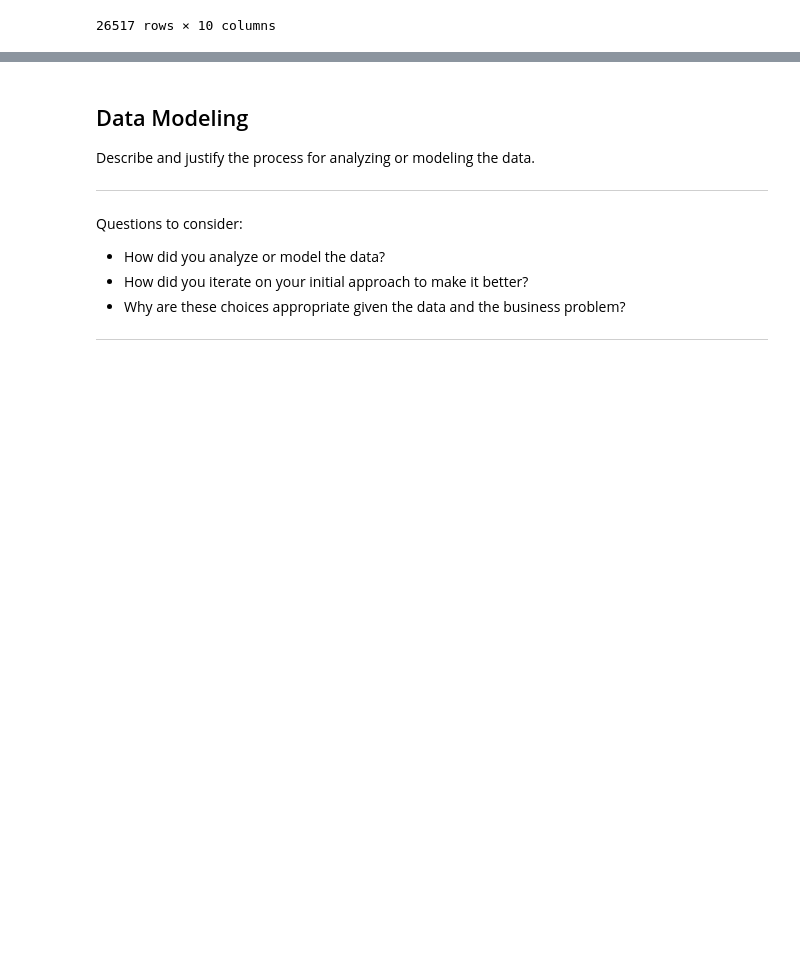
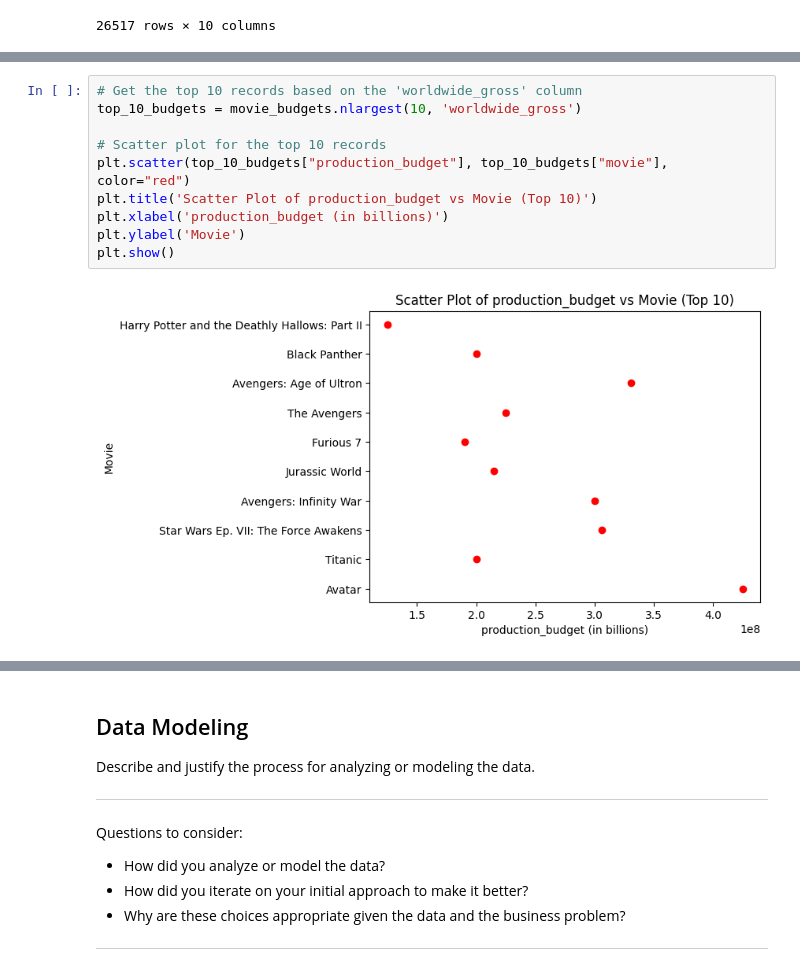
Before and after one commit to likebubba/Microsoft-Phase-1-Project, a Jupyter notebook: student.ipynb, the cells around one changed output, grey strips where cells are left out. Drawn from its saved outputs; the diff is of its cells as text; blank space fills up the shorter version.

```diff
--- a/student.ipynb
+++ b/student.ipynb
@@ -250 +270,13 @@ movie_budgets_cleaned
 5782 rows × 6 columns
+# %%
+# Get the top 10 records based on the 'worldwide_gross' column
+top_10_budgets = movie_budgets.nlargest(10, 'worldwide_gross')
+
+# Scatter plot for the top 10 records
+plt.scatter(top_10_budgets["production_budget"], top_10_budgets["movie"], color="red")
+plt.title('Scatter Plot of production_budget vs Movie (Top 10)')
+plt.xlabel('production_budget (in billions)')
+plt.ylabel('Movie')
+plt.show()
+# %% [output]
+[figure, added]
```
Also changed, not shown: parts of 8 cells of this notebook, 3 other files.
